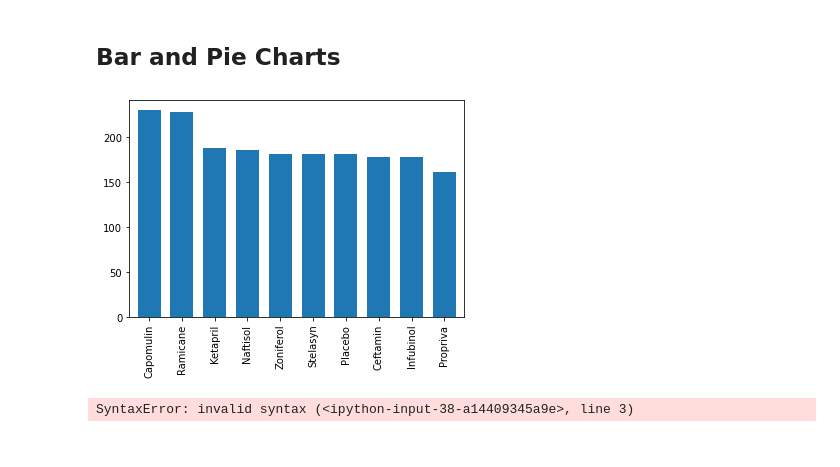
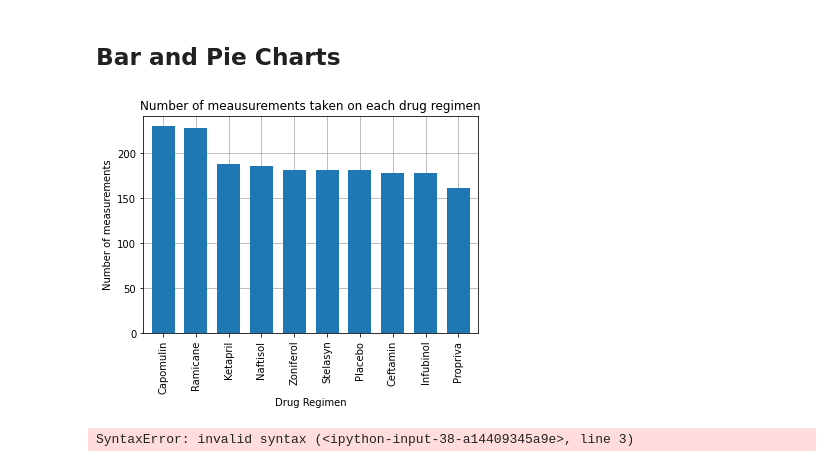
Before and after one commit to aamtman/matplotlib, a Jupyter notebook: Pymaceuticals/pymaceuticals_starter.ipynb, the cells around one changed output. Saved outputs shown, nothing was run; the diff lists cells and outputs as text; code cells hidden in the pictures.

```diff
--- a/Pymaceuticals/pymaceuticals_starter.ipynb
+++ b/Pymaceuticals/pymaceuticals_starter.ipynb
@@ -97,8 +111,16 @@ summary_grouped_df.head()
 # %%
 # Generate a bar plot showing the total number of measurements taken on each drug regimen using pandas.
 bar_plot=data_df['Drug Regimen'].value_counts().plot.bar(width=0.7, zorder=3)
+
+# Set labels for axes
+bar_plot.set_xlabel("Drug Regimen")
+bar_plot.set_ylabel("Number of measurements")
+bar_plot.set_title("Number of meausurements taken on each drug regimen")
+
+# Create a grid - using 'zorder' places grid behind the bars since we set their z-order higher
+bar_plot.grid(zorder=0)
 # %% [output]
-[figure, old version]
+[figure, new version]
 # %%
 # Generate a bar plot showing the total number of measurements taken on each drug regimen using pyplot.
 x_axis=np.arange(len(counts)
```
Also changed, not shown: parts of 2 cells of this notebook.
